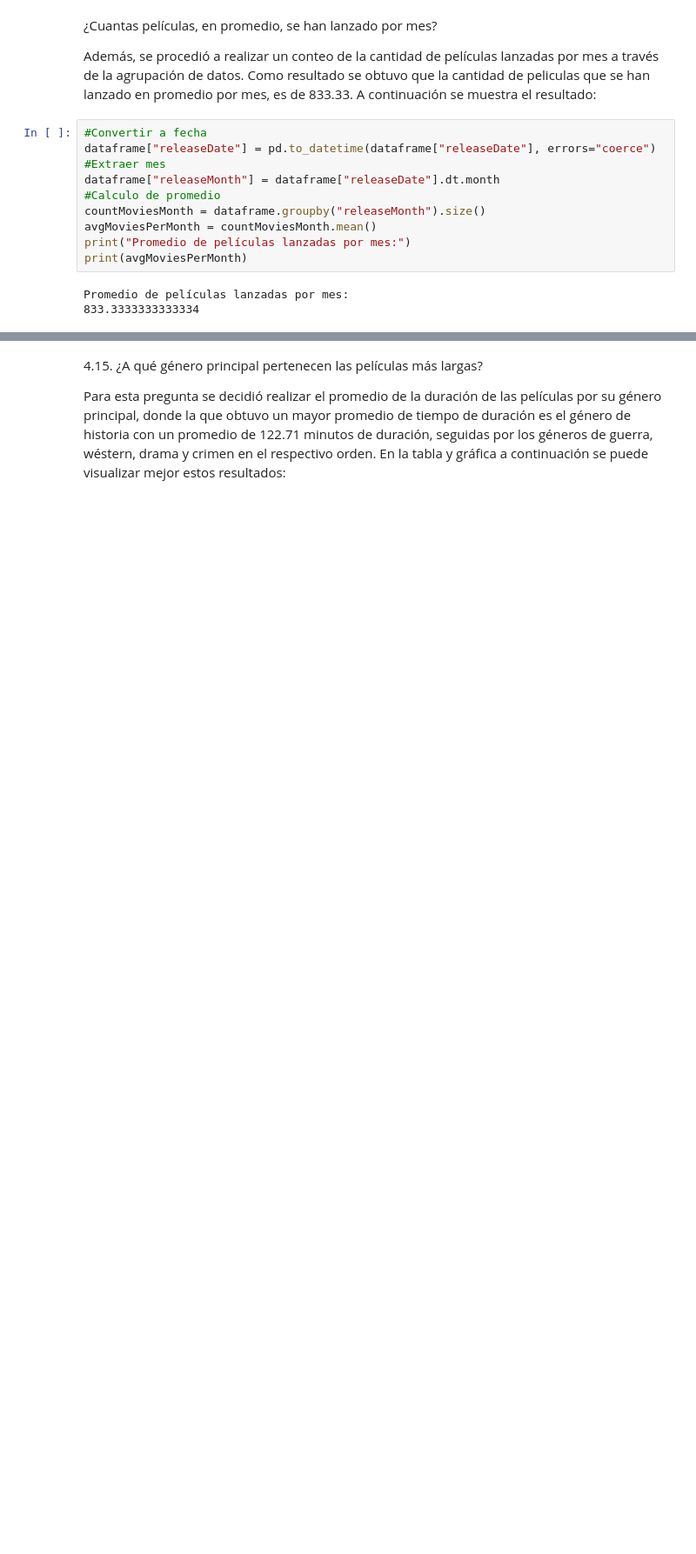
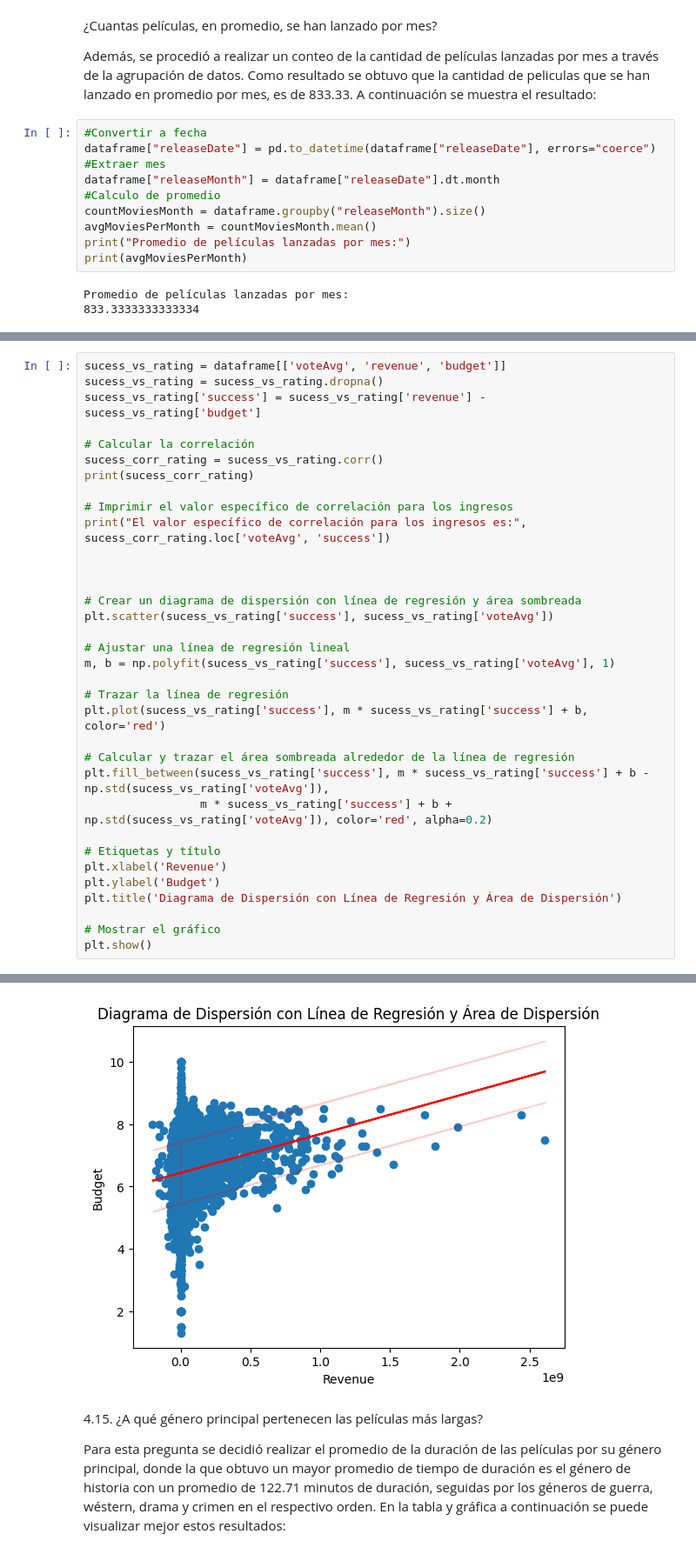
Before and after one commit to Dahernandezsilve/HT1MD, a Jupyter notebook: HT_1_Análisis_Exploratorio.ipynb, the cells around one changed output, grey strips where cells are left out. Shown: that part at 87% size. Cells and saved outputs as stored; diff of their text form; blank space fills up the shorter version.

```diff
--- a/HT_1_Análisis_Exploratorio.ipynb
+++ b/HT_1_Análisis_Exploratorio.ipynb
@@ -659,0 +787,35 @@ Promedio de películas lanzadas por mes:
+# %%
+sucess_vs_rating = dataframe[['voteAvg', 'revenue', 'budget']]
+sucess_vs_rating = sucess_vs_rating.dropna()
+sucess_vs_rating['success'] = sucess_vs_rating['revenue'] - sucess_vs_rating['budget']
+
+# Calcular la correlación
+sucess_corr_rating = sucess_vs_rating.corr()
+print(sucess_corr_rating)
+
+# Imprimir el valor específico de correlación para los ingresos
+print("El valor específico de correlación para los ingresos es:", sucess_corr_rating.loc['voteAvg', 'success'])
+
+
+
+# Crear un diagrama de dispersión con línea de regresión y área sombreada
+plt.scatter(sucess_vs_rating['success'], sucess_vs_rating['voteAvg'])
+
+# Ajustar una línea de regresión lineal
+m, b = np.polyfit(sucess_vs_rating['success'], sucess_vs_rating['voteAvg'], 1)
+
+# Trazar la línea de regresión
+plt.plot(sucess_vs_rating['success'], m * sucess_vs_rating['success'] + b, color='red')
+
+# Calcular y trazar el área sombreada alrededor de la línea de regresión
+plt.fill_between(sucess_vs_rating['success'], m * sucess_vs_rating['success'] + b - np.std(sucess_vs_rating['voteAvg']),
+                 m * sucess_vs_rating['success'] + b + np.std(sucess_vs_rating['voteAvg']), color='red', alpha=0.2)
+
+# Etiquetas y título
+plt.xlabel('Revenue')
+plt.ylabel('Budget')
+plt.title('Diagrama de Dispersión con Línea de Regresión y Área de Dispersión')
+
+# Mostrar el gráfico
+plt.show()
+# %% [output]
@@ -660,3 +828,4 @@ Promedio de películas lanzadas por mes:
+[figure, added]
 # %% [markdown]
 4.15. ¿A qué género principal pertenecen las películas más largas?
 
```
Also changed, not shown: parts of 15 cells of this notebook, 1 other file.
